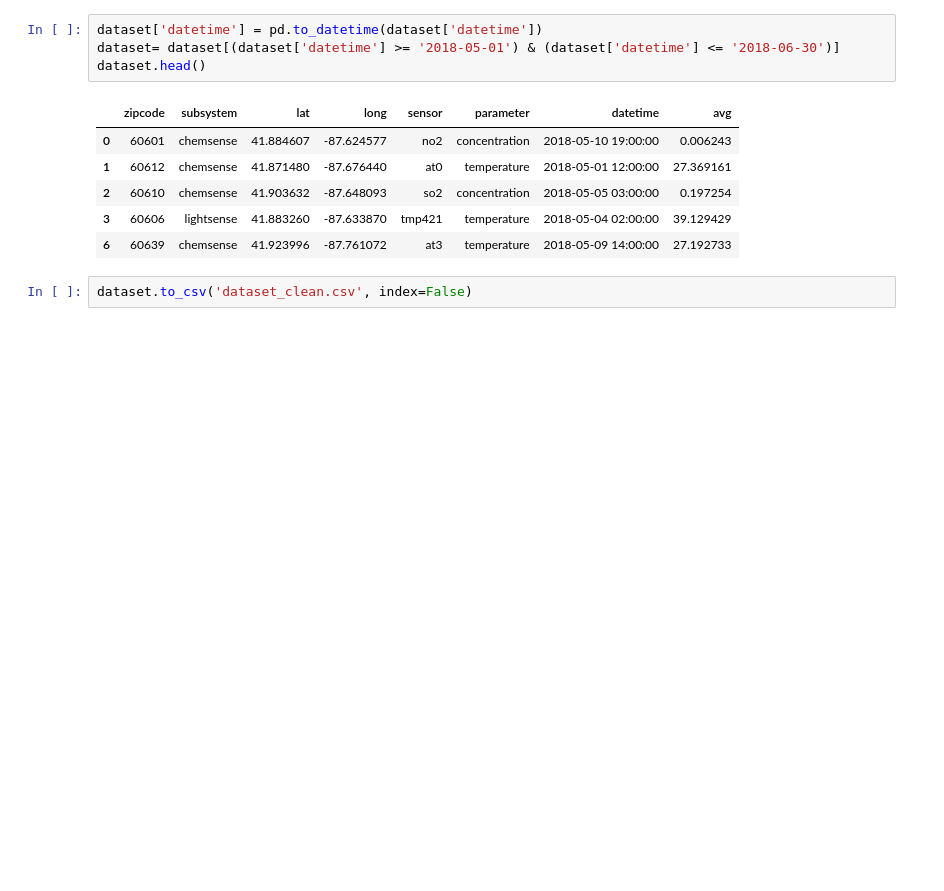
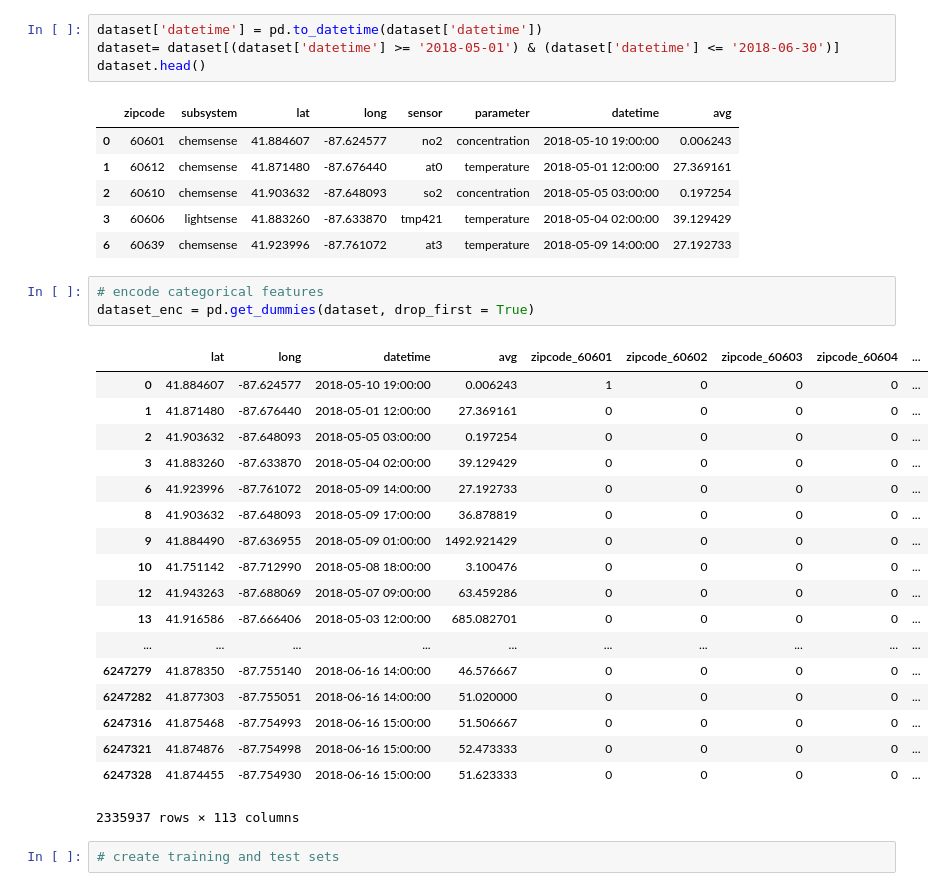
Before and after one commit to joshmattingly/CSE6242GroupProject, a Jupyter notebook: XGBoost Test.ipynb, the cells around one changed output. Cells and saved outputs as stored; diff of their text form; blank space fills up the shorter version.

Commit message:
categorical encoding

```diff
--- a/XGBoost Test.ipynb
+++ b/XGBoost Test.ipynb
@@ -34,5 +33,27 @@ dataset.head()
 | 2 | 60610 | chemsense | 41.903632 | -87.648093 | so2 | concentration | 2018-05-05 03:00:00 | 0.197254 |
 | 3 | 60606 | lightsense | 41.883260 | -87.633870 | tmp421 | temperature | 2018-05-04 02:00:00 | 39.129429 |
 | 6 | 60639 | chemsense | 41.923996 | -87.761072 | at3 | temperature | 2018-05-09 14:00:00 | 27.192733 |
-# %%
-dataset.to_csv('dataset_clean.csv', index=False)
+# %%
+# encode categorical features
+dataset_enc = pd.get_dummies(dataset, drop_first = True)
+# %% [output]
+|  | lat | long | datetime | avg | zipcode_60601 | zipcode_60602 | zipcode_60603 | zipcode_60604 | ... |
+| 0 | 41.884607 | -87.624577 | 2018-05-10 19:00:00 | 0.006243 | 1 | 0 | 0 | 0 | ... |
+| 1 | 41.871480 | -87.676440 | 2018-05-01 12:00:00 | 27.369161 | 0 | 0 | 0 | 0 | ... |
+| 2 | 41.903632 | -87.648093 | 2018-05-05 03:00:00 | 0.197254 | 0 | 0 | 0 | 0 | ... |
+| 3 | 41.883260 | -87.633870 | 2018-05-04 02:00:00 | 39.129429 | 0 | 0 | 0 | 0 | ... |
+| 6 | 41.923996 | -87.761072 | 2018-05-09 14:00:00 | 27.192733 | 0 | 0 | 0 | 0 | ... |
+| 8 | 41.903632 | -87.648093 | 2018-05-09 17:00:00 | 36.878819 | 0 | 0 | 0 | 0 | ... |
+| 9 | 41.884490 | -87.636955 | 2018-05-09 01:00:00 | 1492.921429 | 0 | 0 | 0 | 0 | ... |
+| 10 | 41.751142 | -87.712990 | 2018-05-08 18:00:00 | 3.100476 | 0 | 0 | 0 | 0 | ... |
+| 12 | 41.943263 | -87.688069 | 2018-05-07 09:00:00 | 63.459286 | 0 | 0 | 0 | 0 | ... |
+| 13 | 41.916586 | -87.666406 | 2018-05-03 12:00:00 | 685.082701 | 0 | 0 | 0 | 0 | ... |
+| ... | ... | ... | ... | ... | ... | ... | ... | ... | ... |
+| 6247279 | 41.878350 | -87.755140 | 2018-06-16 14:00:00 | 46.576667 | 0 | 0 | 0 | 0 | ... |
+| 6247282 | 41.877303 | -87.755051 | 2018-06-16 14:00:00 | 51.020000 | 0 | 0 | 0 | 0 | ... |
+| 6247316 | 41.875468 | -87.754993 | 2018-06-16 15:00:00 | 51.506667 | 0 | 0 | 0 | 0 | ... |
+| 6247321 | 41.874876 | -87.754998 | 2018-06-16 15:00:00 | 52.473333 | 0 | 0 | 0 | 0 | ... |
+| 6247328 | 41.874455 | -87.754930 | 2018-06-16 15:00:00 | 51.623333 | 0 | 0 | 0 | 0 | ... |
+2335937 rows × 113 columns
+# %%
+# create training and test sets
```
Also changed, not shown: parts of 1 cell of this notebook, 1 other file.
